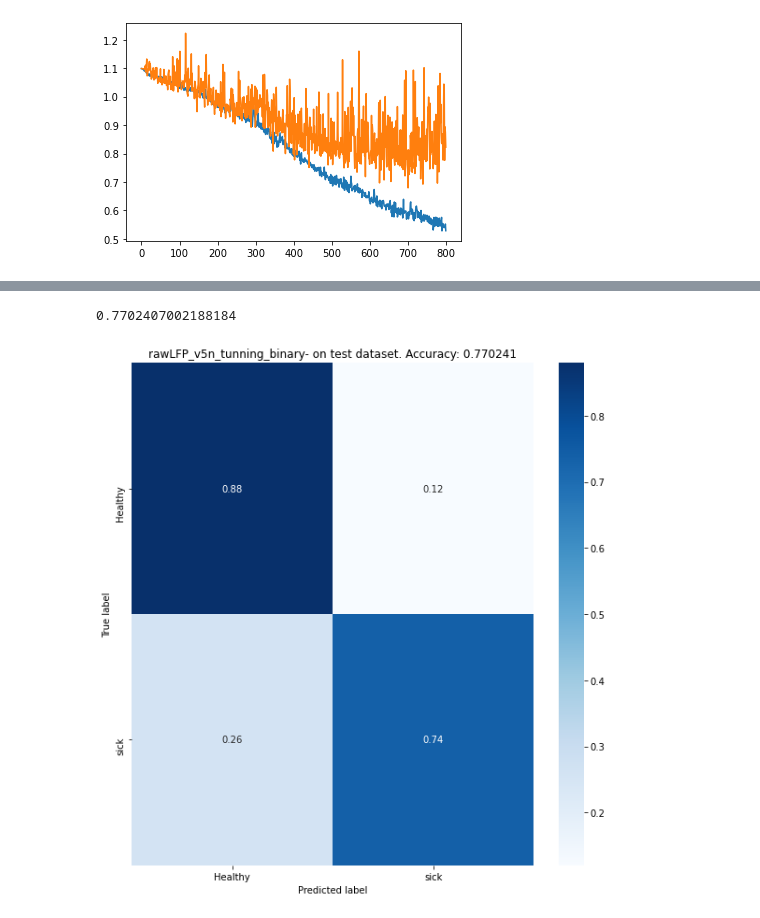
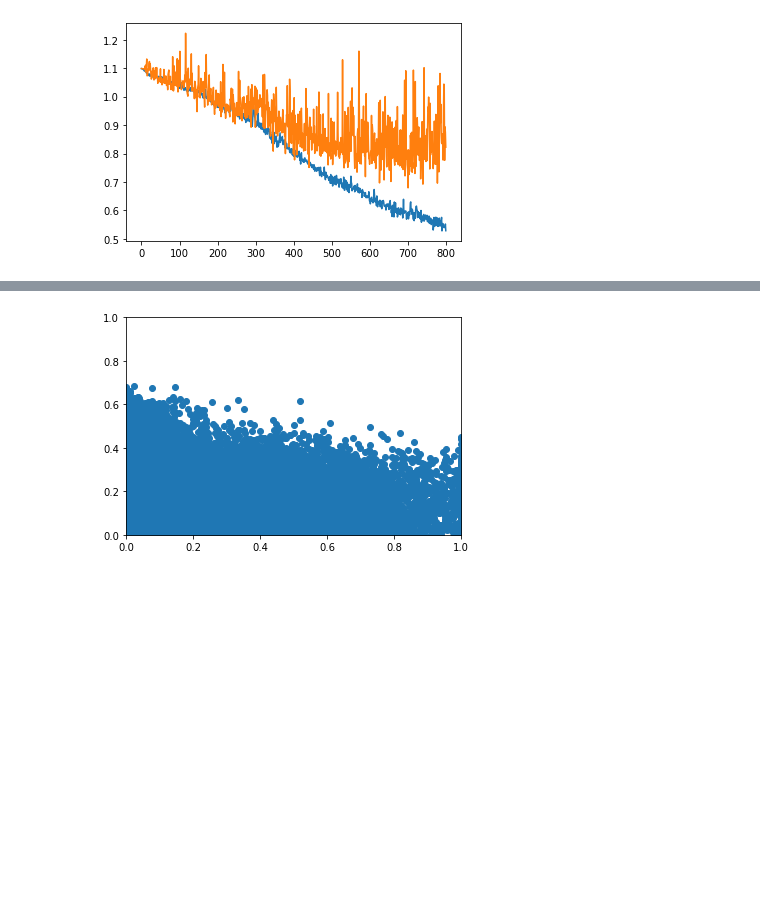
Before and after one commit to dz256/NN, a Jupyter notebook: LSTM_predict_speed_using_calciumActivity.ipynb, the cells around one changed output, grey strips where cells are left out. Cells and saved outputs as stored; diff of their text form; code cells hidden in the pictures; blank space fills up the shorter version.

```diff
--- a/LSTM_predict_speed_using_calciumActivity.ipynb
+++ b/LSTM_predict_speed_using_calciumActivity.ipynb
@@ -570,19 +600,33 @@ plt.savefig("E:\\NN\\"+modelName+"_loss.png")
 # %% [output]
 [figure]
+# %%
+def loadLabel(data,butchSize,N):
+    f = h5py.File('E:\\normalized_Ca_Speed.hdf5','r')
+    # sampleSize = batchSize/3
+    dictData = data.to_dict('records')
+    labels = []
+    for i in range(1,len(dictData)):
+        labels.append(dictData[i]['label'])
+        if i%butchSize==0:
+            labels = np.stack(labels)
+            yield (labels)
+            labels = []
+    f.close()
 # %%
 # model =  tf.keras.models.load_model('E:\\caOnly_v1')
 # model.compile(optimizer='adam',
 #               loss=tf.keras.losses.SparseCategoricalCrossentropy(from_logits=True),
 #               metrics=['accuracy'])
 # model.load_weights("E:\\caOnly_v1_weights.h5")
-
-# labels = (train_generator.class_indices)
-pred = model.predict_generator(loadTest(testData),verbose=1)
-pred = np.argmax(pred,axis=1)
-print(np.unique(pred))
+testData2 = testData
+# testData2
+y_hat = model.predict(loadTest(testData2,butchSize,N),verbose=1)
 
 y = []
-for ind,(dataP,label) in enumerate(loadTest(testData)):
-    y = y+list(np.argmax(label,axis=1))
-# print(pred[1:100],y[1:100])
+for ind,(label) in enumerate(loadLabel(testData2,butchSize,N)):
+    y = y+list(label)
+
+plt.scatter(y,y_hat)
+plt.xlim(0, 1)
+plt.ylim(0, 1)
 # %% [output]
@@ -592,19 +635 @@ for ind,(dataP,label) in enumerate(loadTest(testData)):
+[figure, added]
-# %%
-classes=['Healthy','sick']
-con_mat = tf.math.confusion_matrix(labels=y, predictions=pred).numpy()
-con_mat_norm = np.around(con_mat.astype('float') / con_mat.sum(axis=1)[:, np.newaxis], decimals=2)
-
-con_mat_df = pd.DataFrame(con_mat_norm,
-                     index = classes,
-                     columns = classes)
-figure = plt.figure(figsize=(8, 8))
-sns.heatmap(con_mat_df, annot=True,cmap=plt.cm.Blues)
-plt.tight_layout()
-plt.title(modelName +"- on test dataset. Accuracy: {acc:f}".format(acc=np.sum(y==pred)/len(y)))
-plt.ylabel('True label')
-plt.xlabel('Predicted label')
-plt.savefig("E:\\NN\\"+modelName+"_confusionOnTest_Test.png")
-print(np.sum(y==pred)/len(y))
-# %% [output]
-0.7702407002188184
-[figure, removed]
```
Also changed, not shown: parts of 62 cells of this notebook, 12 other files.
